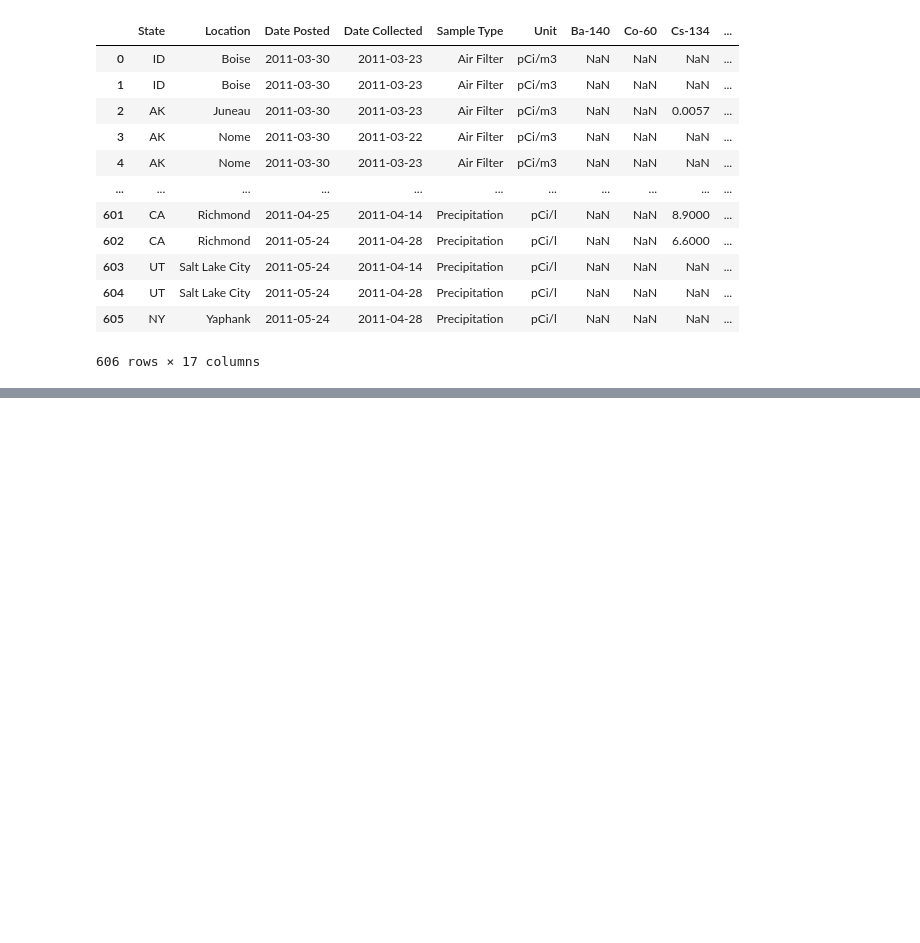
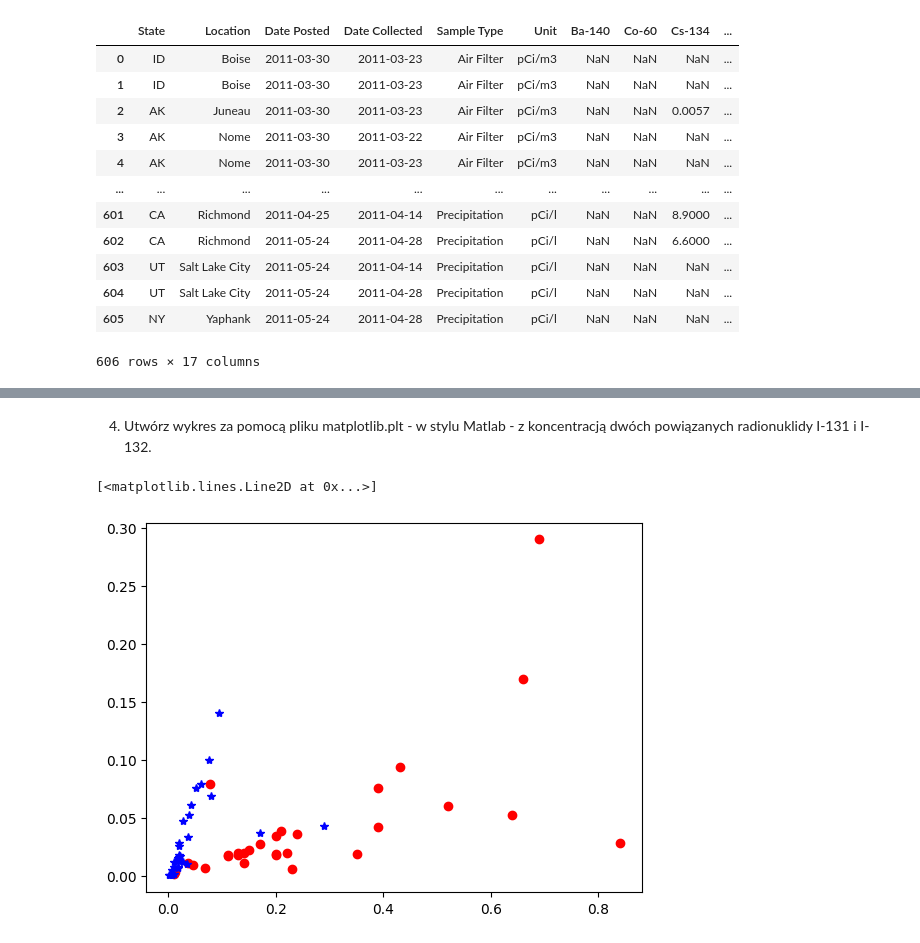
Before and after one commit to sendecka/DataCamp---Data-Scientist-with-Python, a Jupyter notebook: 09 Analiza dużych zbiorów danych I/Ćwiczenia/Activity.ipynb, the cells around one changed output, grey strips where cells are left out. Drawn from its saved outputs; the diff is of its cells as text; code cells hidden in the pictures; blank space fills up the shorter version.

```diff
--- a/09 Analiza dużych zbiorów danych I/Ćwiczenia/Activity.ipynb
+++ b/09 Analiza dużych zbiorów danych I/Ćwiczenia/Activity.ipynb
@@ -174,0 +188,10 @@ df
+# %% [markdown]
+4. Utwórz wykres za pomocą pliku matplotlib.plt - w stylu Matlab - z koncentracją dwóch powiązanych radionuklidy I-131 i I-132.
+# %%
+import matplotlib.pyplot as plt
+
+plt.plot(df['I-131'], df['I-132'], 'ro')
+plt.plot(df['I-132'],df['Cs-134'],'b*')
+# %% [output]
+[<matplotlib.lines.Line2D at 0x...>]
+[figure, added]
```
Also changed, not shown: parts of 9 cells of this notebook, 2 other files.
